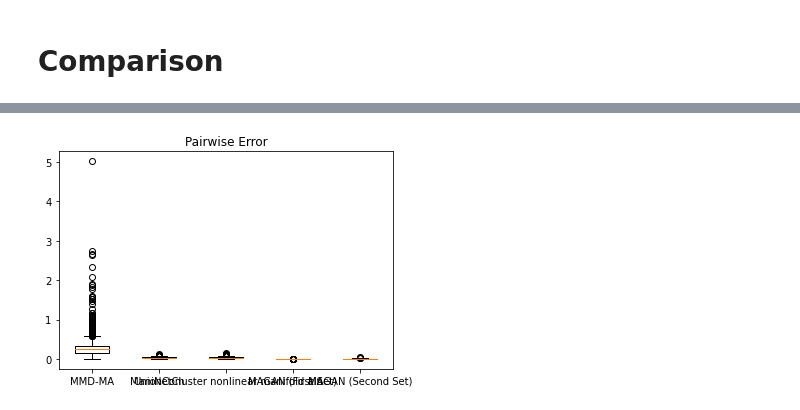
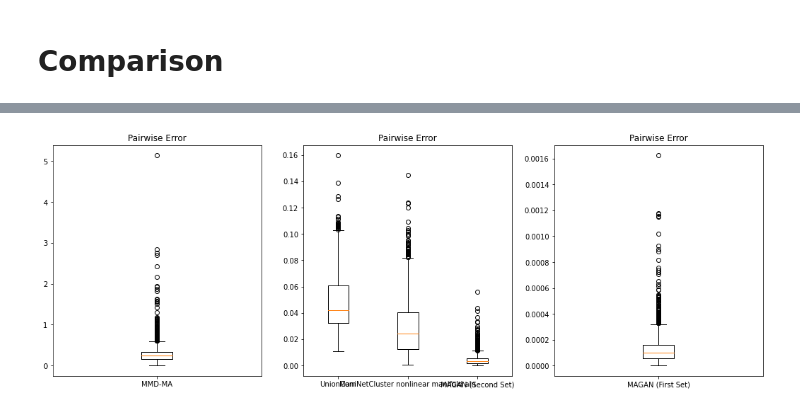
Before and after one commit to Oafish1/WR2MD, a Jupyter notebook: examples/example.ipynb, the cells around one changed output, grey strips where cells are left out. Drawn from its saved outputs; the diff is of its cells as text; code cells hidden in the pictures.

```diff
--- a/examples/example.ipynb
+++ b/examples/example.ipynb
@@ -186,6 +184,10 @@ for i, mapping in enumerate(mappings):
 # %%
-pairwise_boxplot(*mmd_ma_out[0], *unioncom_out[0], *maninetcluster_out[0], *[data1, magan_out[0][0]], *[data2, magan_out[0][1]],
-                 labels=names,
-                 normalize_by_feature=True)
+plt.subplots(figsize=(18, 6))
+plt.subplot(1, 3, 1)
+boxplot(*mmd_ma_out[0], labels=names[0:1], normalize_by_feature=True)
+plt.subplot(1, 3, 2)
+boxplot(*unioncom_out[0], *maninetcluster_out[0], *[data2, magan_out[0][1]], labels=names[1:3]+names[4:5], normalize_by_feature=True)
+plt.subplot(1, 3, 3)
+boxplot(*[data1, magan_out[0][0]],  labels=names[3:4], normalize_by_feature=True)
 # %% [output]
-[figure, old version]
+[figure, new version]
```
Also changed, not shown: parts of 12 cells of this notebook, 10 other files.
